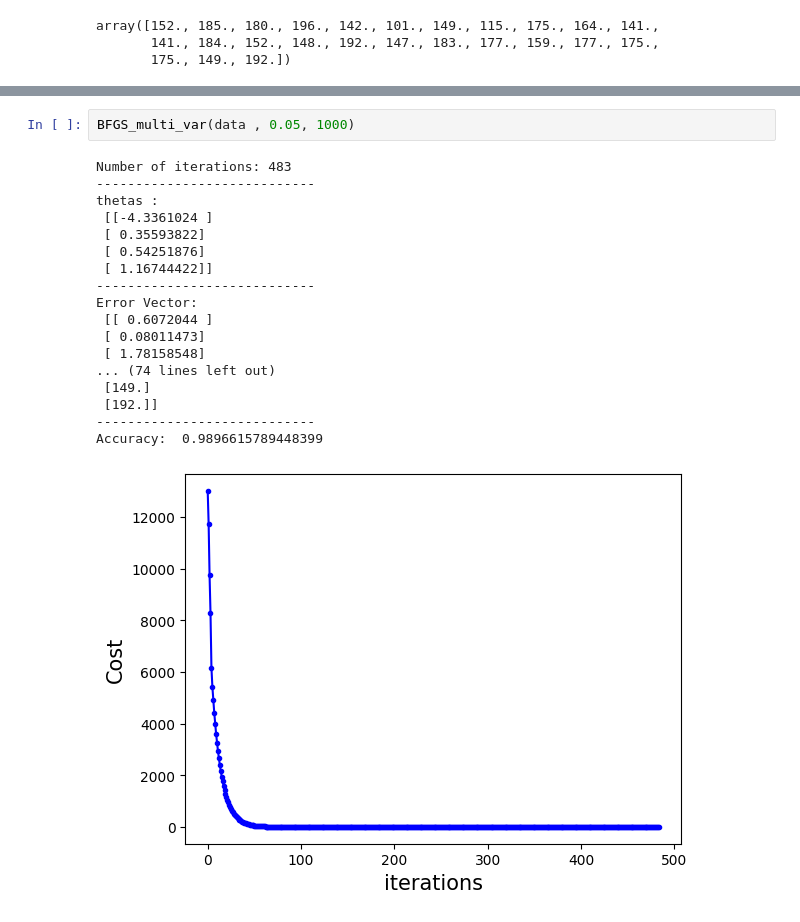
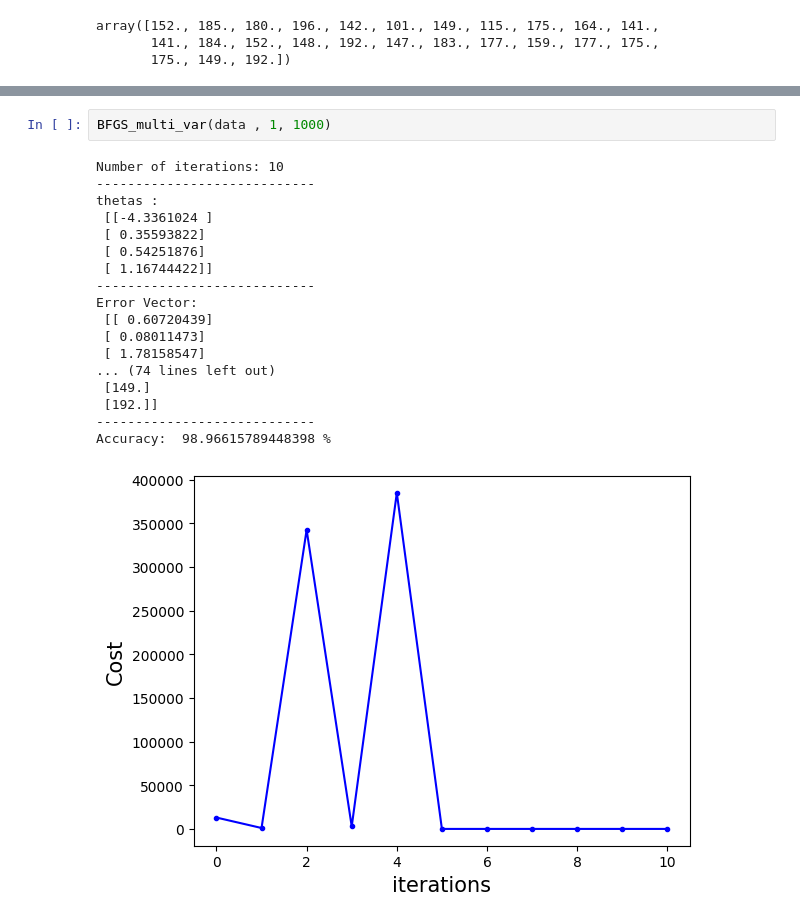
Before and after one commit to Ibrahim-AbuShara/Numerical-Optimization, a Jupyter notebook: BFGS_multi_var.ipynb, the cells around one changed output, grey strips where cells are left out. Cells and saved outputs as stored; diff of their text form.

```diff
--- a/BFGS_multi_var.ipynb
+++ b/BFGS_multi_var.ipynb
@@ -67,23 +72,23 @@ def BFGS_multi_var(data , alpha, itr):
     plt.ylabel("Cost",fontsize = 15)
     plt.show()
 # %%
-BFGS_multi_var(data , 0.05, 1000)
+BFGS_multi_var(data , 1, 1000)
 # %% [output]
-Number of iterations: 483
+Number of iterations: 10
 ----------------------------
 thetas :
  [[-4.3361024 ]
  [ 0.35593822]
  [ 0.54251876]
  [ 1.16744422]]
 ----------------------------
 Error Vector:
- [[ 0.6072044 ]
+ [[ 0.60720439]
  [ 0.08011473]
- [ 1.78158548]
+ [ 1.78158547]
 ... (74 lines left out)
  [149.]
  [192.]]
 ----------------------------
-Accuracy:  0.9896615789448399
+Accuracy:  98.96615789448398 %
-[figure, old version]
+[figure, new version]
```
Also changed, not shown: parts of 1 cell of this notebook.
